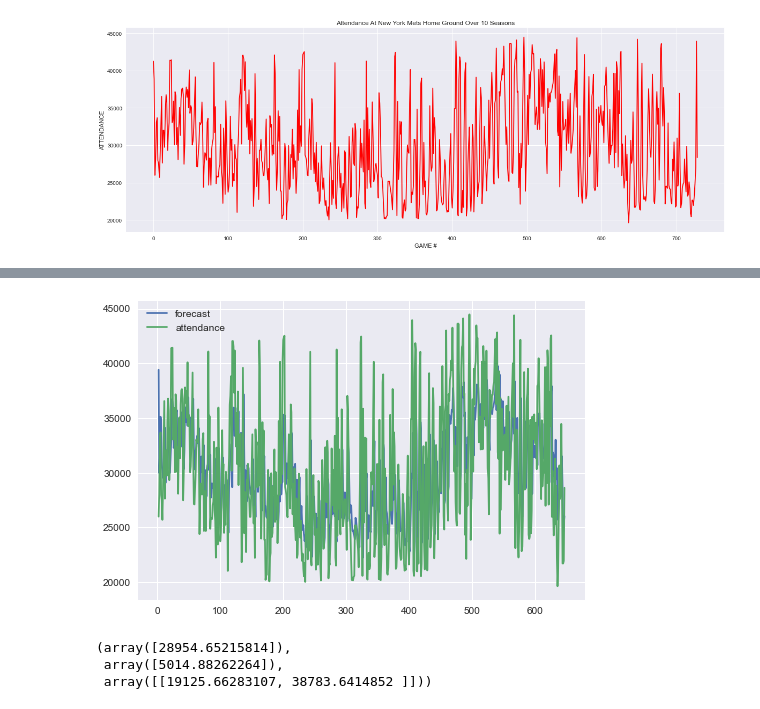
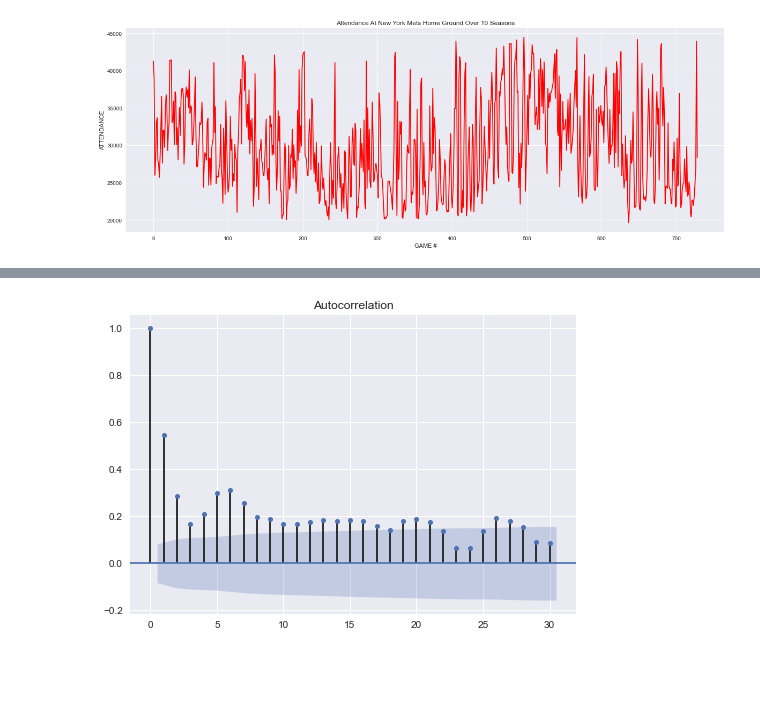
Before and after one commit to ykfarhan/forecasting-nymets-attendance, a Jupyter notebook: time_series_mlb.ipynb, the cells around one changed output, grey strips where cells are left out. Saved outputs shown, nothing was run; the diff lists cells and outputs as text; code cells hidden in the pictures; blank space fills up the shorter version.

```diff
--- a/time_series_mlb.ipynb
+++ b/time_series_mlb.ipynb
@@ -15,7 +18,7 @@ pd.set_option('display.max_columns', 100)  # display max rows and columns
 pd.set_option('display.max_rows', 100)
 pd.set_option('display.float_format', lambda x: '%.2f' % x)  # avoid outputing scientific notation
 # %%
-df = pd.read_csv('mlb_train.csv')
+df = pd.read_csv('cleaned_mlb.csv')
 # %%
 print(df.shape)
 df.head()
@@ -41,4 +46,7 @@ time_df.head()
 | 2 | 25982.00 |
 | 3 | 28055.00 |
 | 4 | 33044.00 |
+# %%
+train_data = time_df[:729]
+test_data = time_df[729:]
 # %%
@@ -142,11 +80,7 @@ plt.show()
-# %%
-model_fit.plot_predict();
-# %% [output]
-[figure, removed]
-# %%
-#forecasting the next periods
-model_fit.forecast()
-# %% [output]
-(array([28954.65215814]),
- array([5014.88262264]),
- array([[19125.66283107, 38783.6414852 ]]))
+# %%
+#ACF/PACF to determine which terms in include (MA or AR or Both?)
+from statsmodels.graphics.tsaplots import plot_acf
+
+plot_acf(train_data, alpha=.025, lags=30,); #plot autocorrelation for each lag (alpha is confidence interval)
+# %% [output]
+[figure, added]
```
Also changed, not shown: parts of 89 cells of this notebook.
